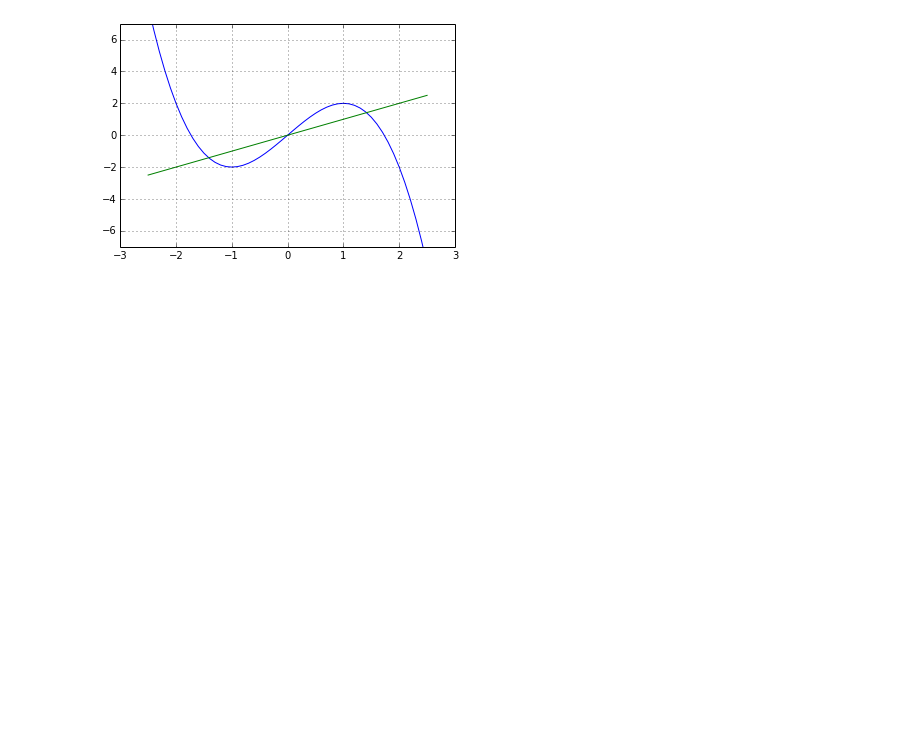
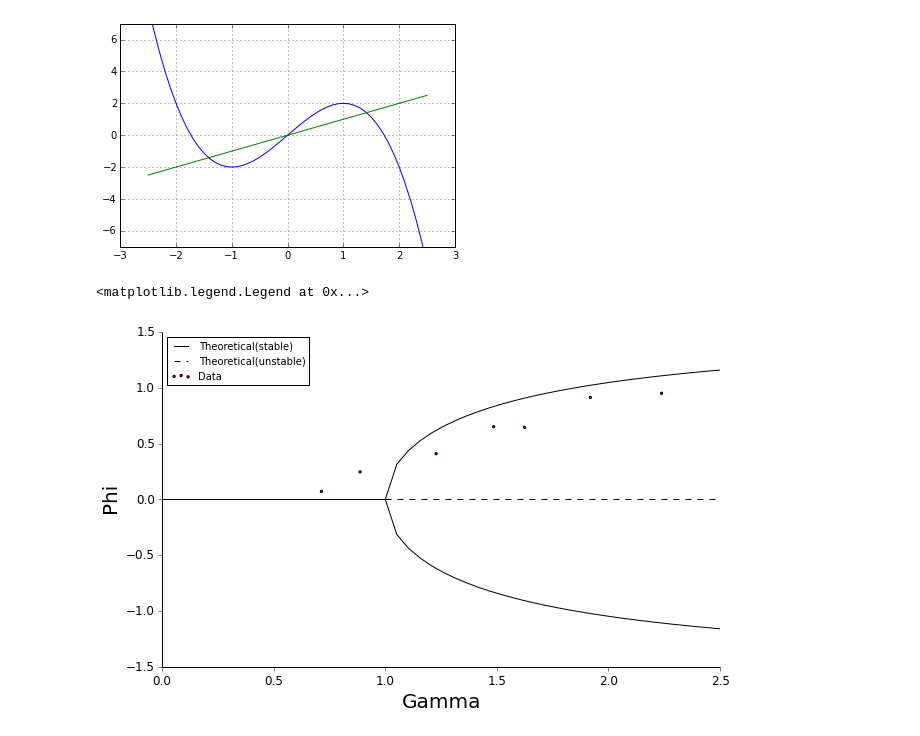
Before and after one commit to jparke08/PHYS202-S14, a Jupyter notebook: Graphics/NonlinearHW.ipynb, the cells around one changed output. Cells and saved outputs as stored; diff of their text form; code cells hidden in the pictures; blank space fills up the shorter version.

```diff
--- a/Graphics/NonlinearHW.ipynb
+++ b/Graphics/NonlinearHW.ipynb
@@ -45,3 +45,37 @@ plt.ylim(-7,7)
 plt.grid()
 # %% [output]
 [figure]
+# %%
+plt.figure(figsize=(10, 6), dpi=80)
+
+#Plot of Data
+frequency = np.array([1.525,1.7,2,2.2,2.3,2.5,2.7,2.9,3,3.2,3.4,3.6])
+gamma = .0762*((2*np.pi*frequency)**2)/9.8
+#ticks = np.array([12,11.5,10.5,8.5,6.5,4,3,1,.5])
+phi = np.array([.0717,.2463,.4095,.6513,.6452,.9140,.9509,.9804,1.2114,1.2551,1.2611,1.216])
+plt.scatter(gamma,phi,s=5,c = 'r',marker = 'o',label='Data');
+
+#Theoretical Plot
+gamma2 = np.linspace(1,2.5,30)
+phi2 = np.arccos(1/gamma2)
+plt.plot(gamma2,phi2,color = 'k')
+plt.plot(gamma2,-phi2,color = 'k')
+plt.plot(np.linspace(0,1,2),[0,0],color = 'k',label = 'Theoretical(stable)')
+plt.plot(np.linspace(1,2.5,2),[0,0],color = 'black',linestyle = '--',label= 'Theoretical(unstable)')
+
+#Clean Up Graph
+plt.xlim(0, 2.5)
+
+ax = plt.gca()
+ax.spines['right'].set_visible(False)
+ax.spines['top'].set_visible(False)
+ax.tick_params(direction='out', top=False, right=False)
+for label in ax.get_xticklabels() + ax.get_yticklabels():
+    label.set_fontsize(12)
+plt.xlabel("Gamma",fontsize=20)
+plt.ylabel("Phi",fontsize=20)
+
+plt.legend(loc ='upper left',fontsize = 10)
+# %% [output]
+<matplotlib.legend.Legend at 0x...>
+[figure, added]
```
Also changed, not shown: 4 other files.
